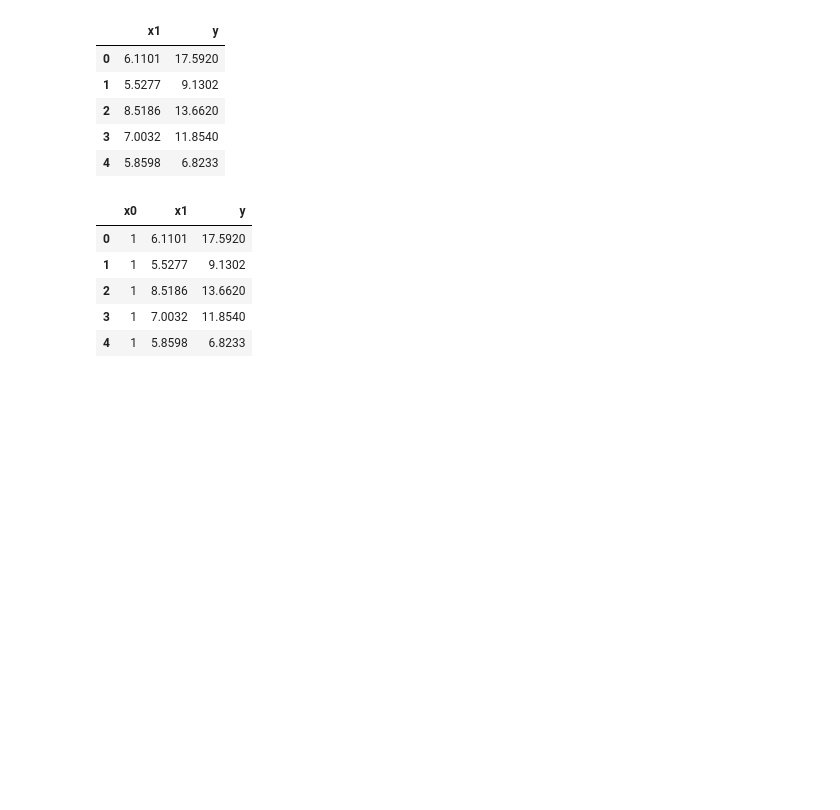
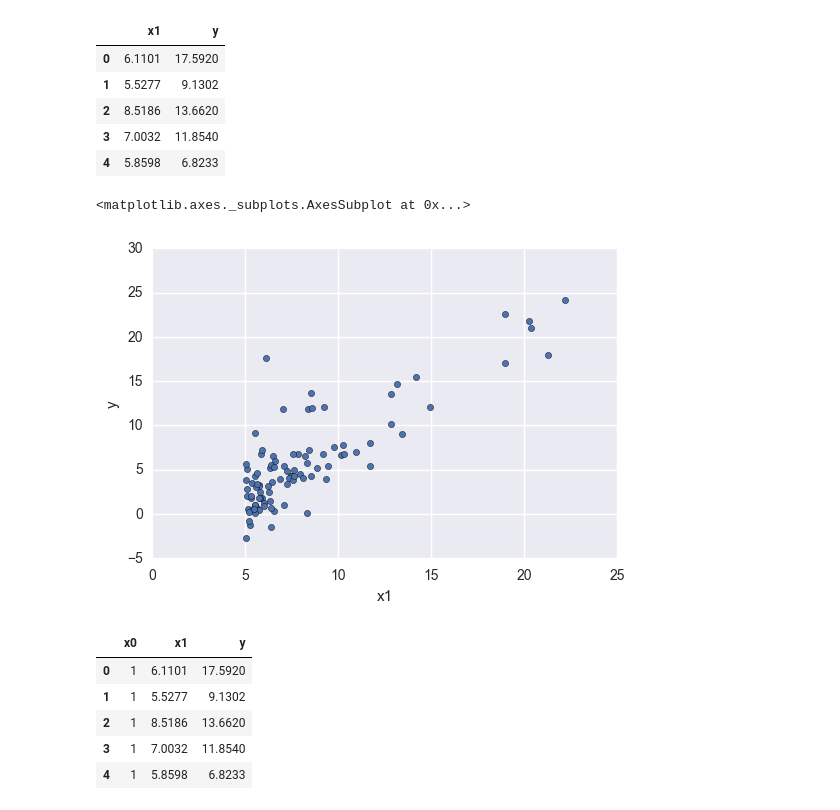
Before and after one commit to gautamborad/ml-python, a Jupyter notebook: Linear_regression.ipynb, the cells around one changed output. Saved outputs shown, nothing was run; the diff lists cells and outputs as text; code cells hidden in the pictures; blank space fills up the shorter version.

```diff
--- a/Linear_regression.ipynb
+++ b/Linear_regression.ipynb
@@ -20,6 +20,11 @@ data.head()
 | 2 | 8.5186 | 13.6620 |
 | 3 | 7.0032 | 11.8540 |
 | 4 | 5.8598 | 6.8233 |
+# %%
+data.plot(kind='scatter', x='x1', y='y', figsize=(6,4))
+# %% [output]
+<matplotlib.axes._subplots.AxesSubplot at 0x...>
+[figure, added]
 # %%
 # Insert first column (X0) with all 1s
 data.insert(0,'x0',1)
```
Also changed, not shown: parts of 2 cells of this notebook, 1 other file.
